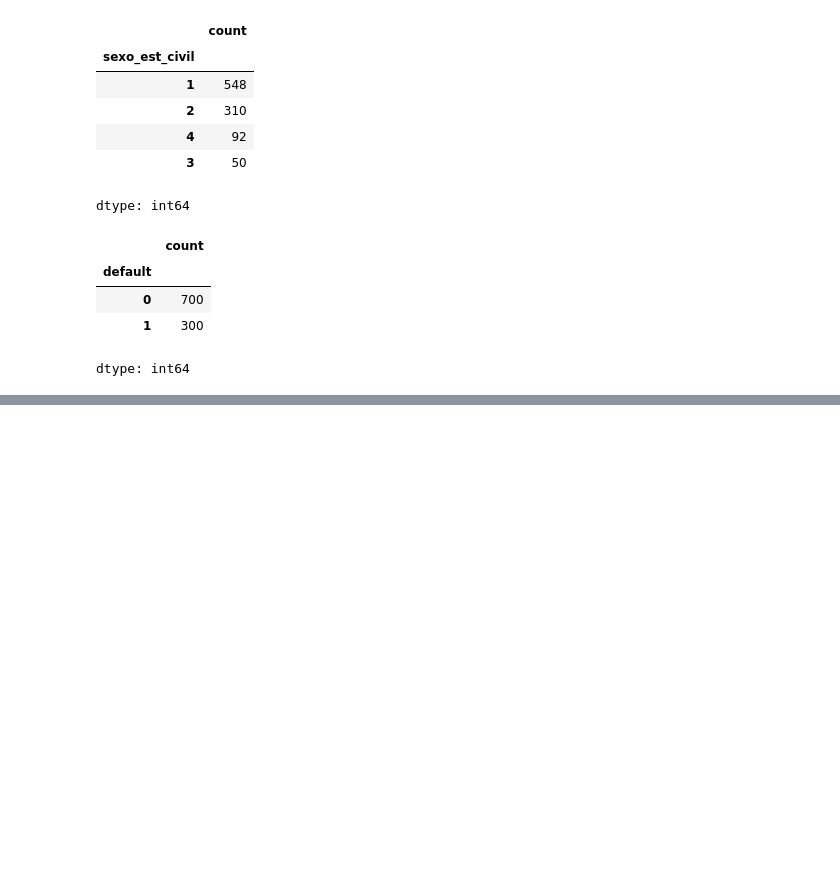
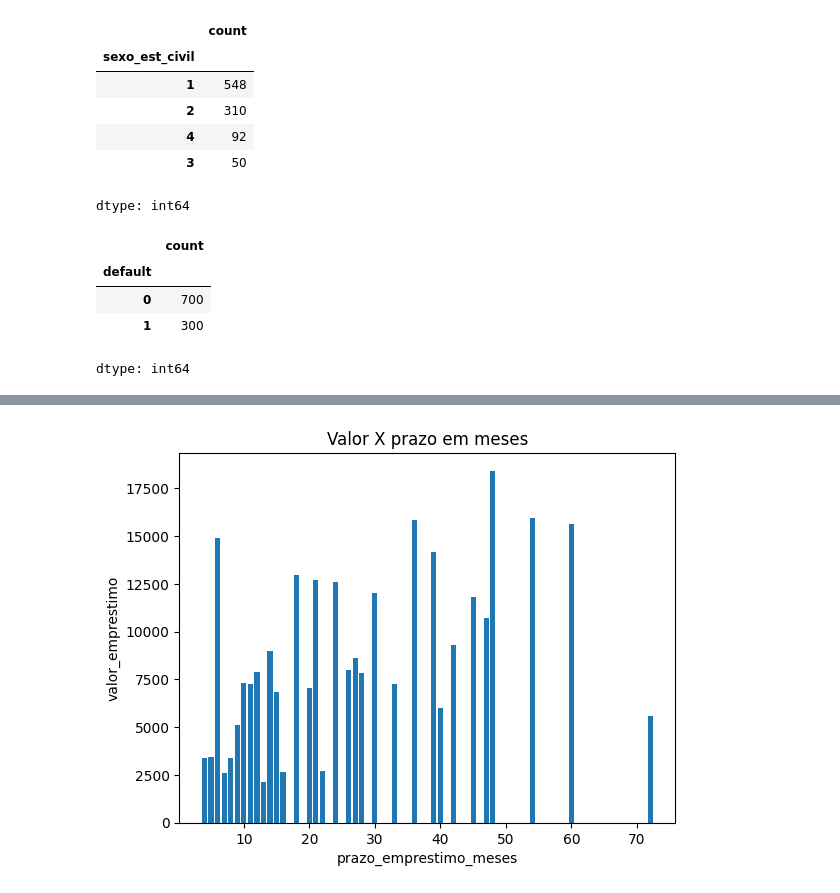
Before and after one commit to Thaisams/ML---Credit-Scoring, a Jupyter notebook: ML_Credit_Scoring.ipynb, the cells around one changed output, grey strips where cells are left out. Cells and saved outputs as stored; diff of their text form; code cells hidden in the pictures; blank space fills up the shorter version.

```diff
--- a/ML_Credit_Scoring.ipynb
+++ b/ML_Credit_Scoring.ipynb
@@ -460,0 +493,10 @@ dtype: int64
+# %%
+plt.bar(dados.prazo_emprestimo_meses, dados.valor_emprestimo)
+
+plt.xlabel('prazo_emprestimo_meses')
+plt.ylabel('valor_emprestimo')
+plt.title('Valor X prazo em meses')
+
+plt.show()
+# %% [output]
+[figure, added]
```
Also changed, not shown: parts of 3 cells of this notebook.
